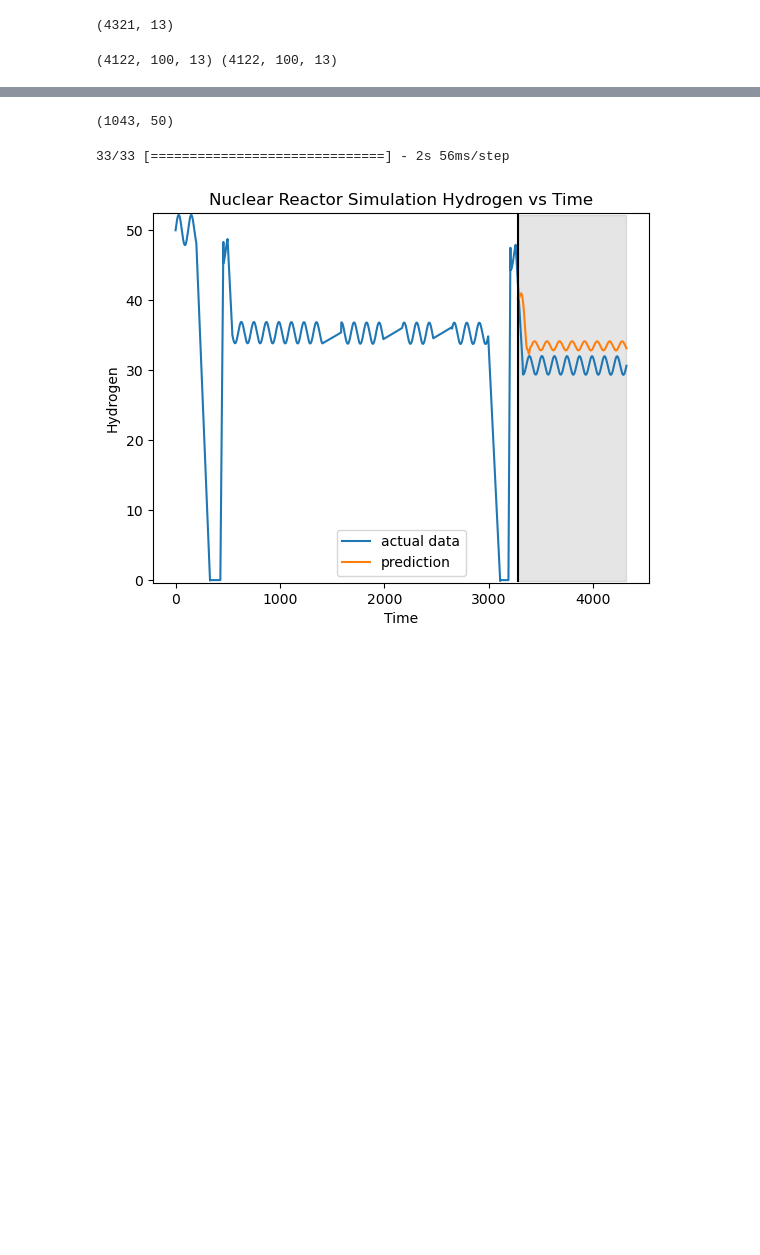
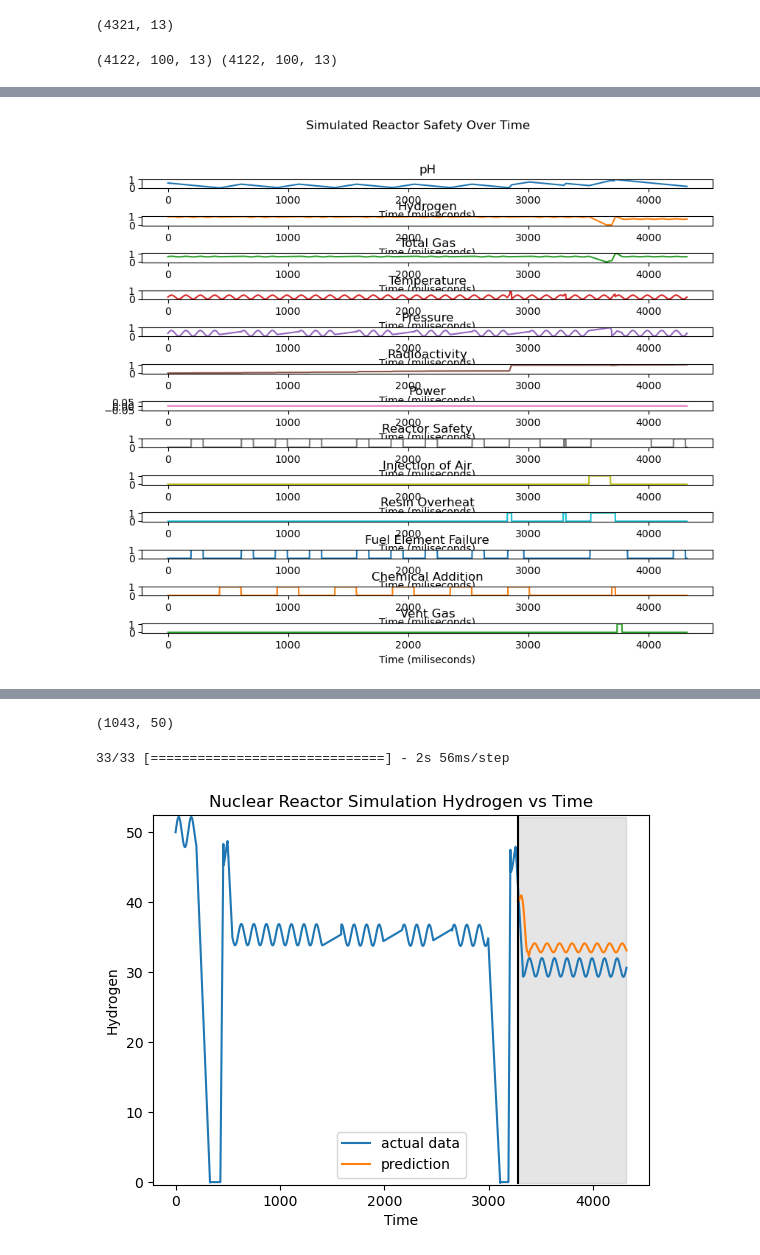
Before and after one commit to shawnschulz/chem_277B_capstone_project, a Jupyter notebook: model.ipynb, the cells around one changed output, grey strips where cells are left out. Cells and saved outputs as stored; diff of their text form; code cells hidden in the pictures; blank space fills up the shorter version.

```diff
--- a/model.ipynb
+++ b/model.ipynb
@@ -226,0 +249,18 @@ KeyboardInterrupt: Interrupted by user
+# %%
+def graph_features(data, safety_features = ["Reactor Safety", "Injection of Air", "Resin Overheat", "Fuel Element Failure"]):
+    colors = plt.rcParams["axes.prop_cycle"]()
+    df = data
+    fig, axs = plt.subplots(len(safety_features), figsize=(10,8))
+    fig.suptitle('Simulated Reactor Safety Over Time')
+    for i in range(len(safety_features)):
+        c = next(colors)["color"]
+        x = safety_features[i]
+        axs[i].plot(range(0, df.shape[0]), df[:,i], color = c)
+        axs[i].set_title(x)
+        axs[i].set_xlabel("Time (miliseconds)")
+
+    plt.subplots_adjust(wspace=1, hspace=3)
+# %%
+graph_features(np.array(data), safety_features = data.columns)
+# %% [output]
+[figure, added]
```
Also changed, not shown: parts of 12 cells of this notebook, 3 other files.
